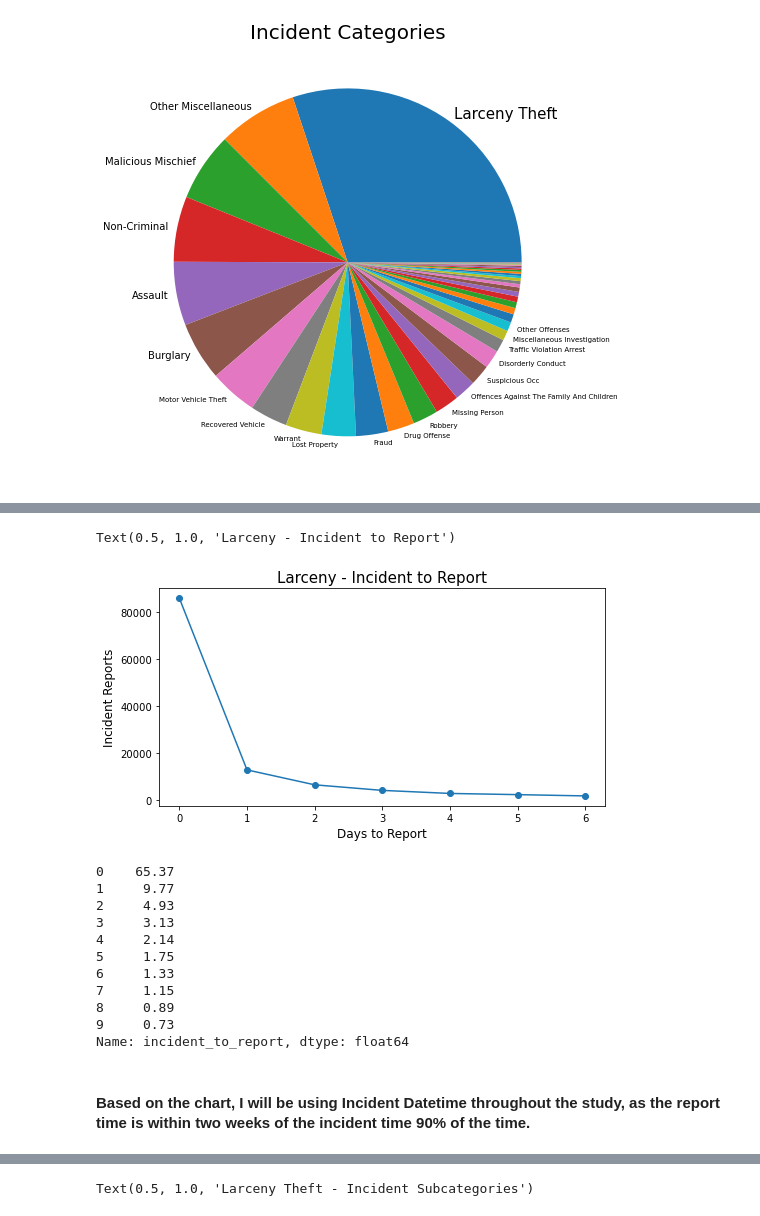
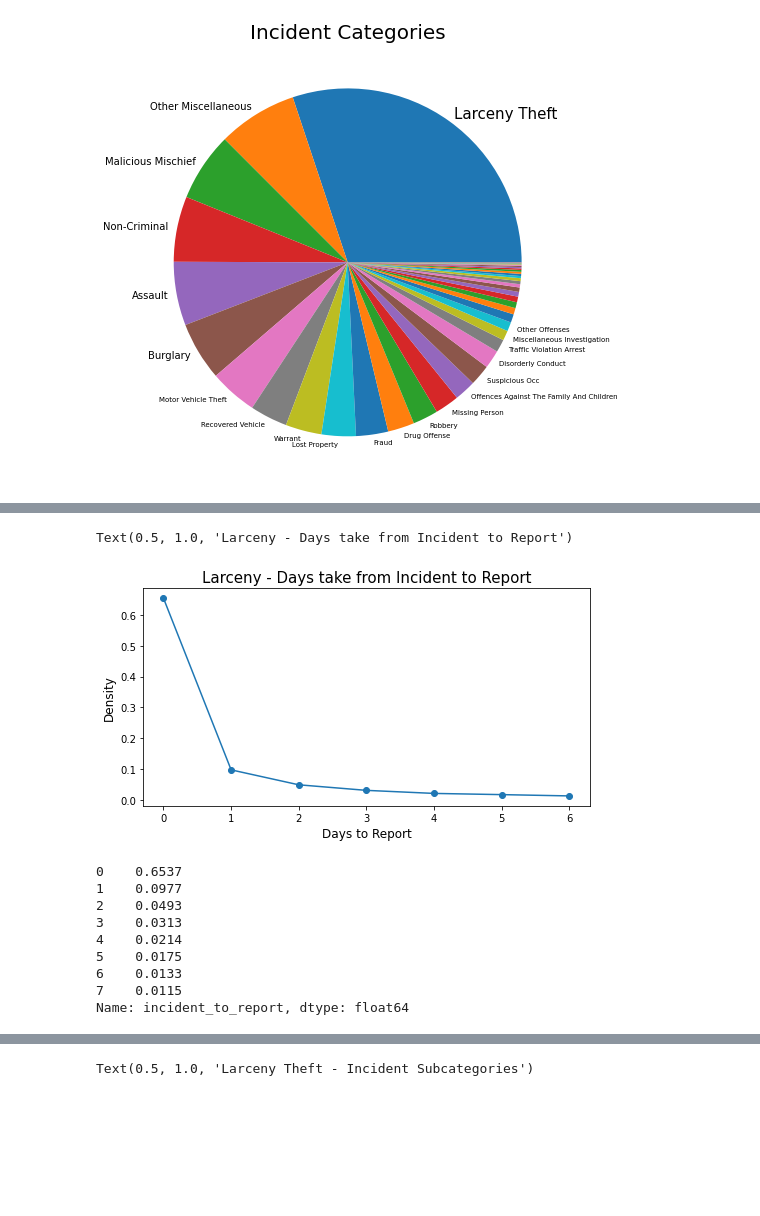
Before and after one commit to yenholaivy/SFPD-Incident-Reports-Analysis, a Jupyter notebook: src/SFPD-incident-reports-EDA.ipynb, the cells around one changed output, grey strips where cells are left out. Cells and saved outputs as stored; diff of their text form; code cells hidden in the pictures; blank space fills up the shorter version.

```diff
--- a/src/SFPD-incident-reports-EDA.ipynb
+++ b/src/SFPD-incident-reports-EDA.ipynb
@@ -66,6 +65,6 @@ Name: Incident Description, dtype: int64
 # %%
 def proportion(value_series):
-    return round((value_series / sum(value_series)) * 100, 2)
+    return round((value_series / sum(value_series)), 4)
 # %%
 def series_to_arr(series):
     labels = series.index.astype(str).to_numpy()
@@ -125,30 +212,26 @@ See the caveats in the documentation: https://pandas.pydata.org/pandas-docs/stab
 # %%
 #Make a chart to see how soon the incident get reported
 incident_to_report = larceny_data['incident_to_report'].dt.days.value_counts()
-x,y = series_to_arr(incident_to_report.iloc[:7].sort_index())
+x,y = series_to_arr(proportion(incident_to_report).iloc[:7].sort_index())
 
 fig,ax = plt.subplots(figsize = (8,4))
 ax.plot(x , y)
 ax.scatter(x, y)
-ax.set_ylabel('Incident Reports', fontsize = 12)
+ax.set_ylabel('Density', fontsize = 12)
 ax.set_xlabel('Days to Report', fontsize = 12)
-ax.set_title('Larceny - Incident to Report', fontsize = 15)
+ax.set_title('Larceny - Days take from Incident to Report', fontsize = 15)
 # %% [output]
-Text(0.5, 1.0, 'Larceny - Incident to Report')
+Text(0.5, 1.0, 'Larceny - Days take from Incident to Report')
-[figure, old version]
+[figure, new version]
 # %%
-proportion(incident_to_report).head(10)
+proportion(incident_to_report).head(8)
 # %% [output]
-0    65.37
-1     9.77
-2     4.93
-3     3.13
-4     2.14
-5     1.75
-6     1.33
-7     1.15
-8     0.89
-9     0.73
+0    0.6537
+1    0.0977
+2    0.0493
+3    0.0313
+4    0.0214
+5    0.0175
+6    0.0133
+7    0.0115
 Name: incident_to_report, dtype: float64
-# %% [markdown]
-#### Based on the chart, I will be using Incident Datetime throughout the study, as the report time is within two weeks of the incident time 90% of the time.
```
Also changed, not shown: parts of 93 cells of this notebook.
